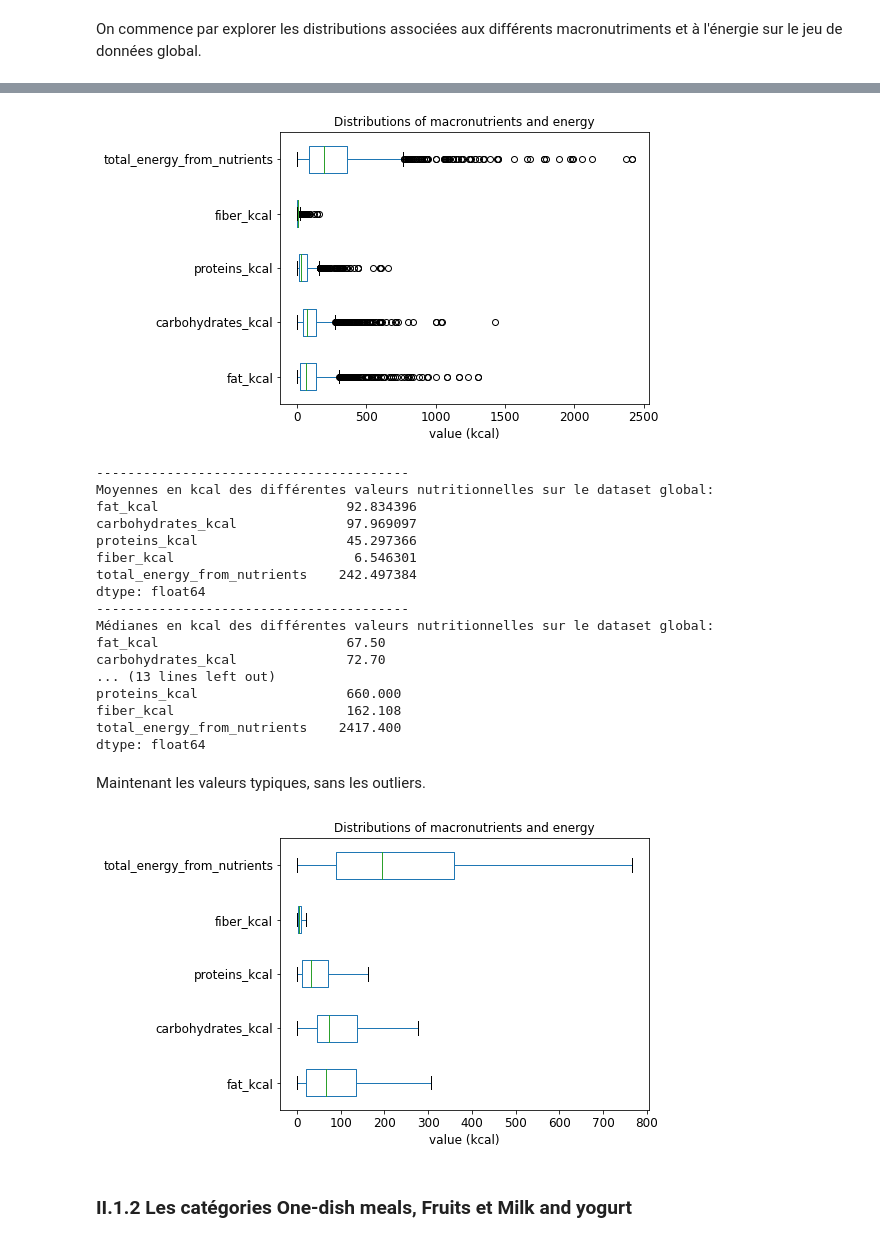
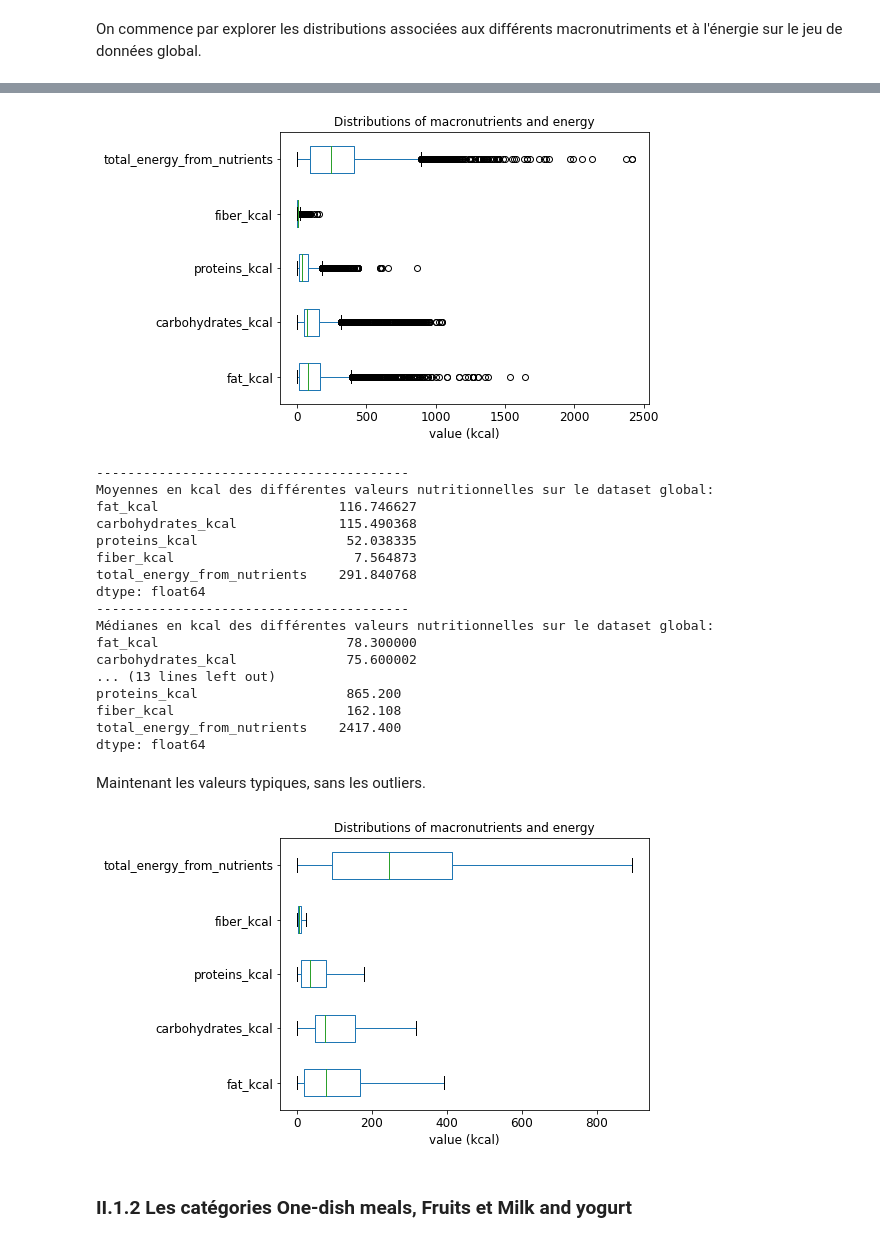
Before and after one commit to OlivierLegrand/P7, a Jupyter notebook: P3/PSanté_notebookpresentation.ipynb, the cells around one changed output, grey strips where cells are left out. Drawn from its saved outputs; the diff is of its cells as text; code cells hidden in the pictures.

```diff
--- a/P3/PSanté_notebookpresentation.ipynb
+++ b/P3/PSanté_notebookpresentation.ipynb
@@ -514,7 +441,7 @@ sns.scatterplot(x="energy-kcal_100g", y="total_energy_from_nutrients", data=df1_
 # %% [markdown]
 # II Analyse exploratoire
 # %%
-df1 = pd.read_csv("./df1_clean_nomissing.csv", )
+df1 = pd.read_csv("./df1_nomissing.csv")
 # %% [markdown]
 ## II.1 Répartitions typiques de l'énergie et des macronutriments
 # %% [markdown]
@@ -544,5 +493,6 @@ On a clairement un outlier ici, d'énergie > 3500 kcal environ. On l'exclu du da
 # %%
-df1.drop(index=df1.total_energy_from_nutrients.idxmax(), inplace=True)
+outlier = df1.fat_kcal.idxmax()
+df1.drop(index=outlier, inplace=True)
 
 ax=df1[["fat_kcal",
    "carbohydrates_kcal",
@@ -560,48 +510,48 @@ ax.set_xlabel("value (kcal)", fontsize=12)
 plt.gcf().subplots_adjust(left=0.35, right=0.99)
 plt.savefig("./graphes/general_distrib.png")
 plt.show()
 
 print("-"*40)
 print("Moyennes en kcal des différentes valeurs nutritionnelles sur le dataset global:")
 print(df1[["fat_kcal",
    "carbohydrates_kcal",
    "proteins_kcal",
    "fiber_kcal",
    "total_energy_from_nutrients"]].mean())
 print("-"*40)
 print("Médianes en kcal des différentes valeurs nutritionnelles sur le dataset global:")
 print(df1[["fat_kcal",
    "carbohydrates_kcal",
    "proteins_kcal",
    "fiber_kcal",
    "total_energy_from_nutrients"]].median())
 print("Minima et maxima:")
 print(df1[["fat_kcal",
    "carbohydrates_kcal",
    "proteins_kcal",
    "fiber_kcal",
    "total_energy_from_nutrients"]].min())
 print(df1.drop(index=df1.fat_kcal.idxmax())[["fat_kcal",
    "carbohydrates_kcal",
    "proteins_kcal",
    "fiber_kcal",
    "total_energy_from_nutrients"]].max())
 # %% [output]
-[figure, old version]
+[figure, new version]
 ----------------------------------------
 Moyennes en kcal des différentes valeurs nutritionnelles sur le dataset global:
-fat_kcal                        92.834396
-carbohydrates_kcal              97.969097
-proteins_kcal                   45.297366
-fiber_kcal                       6.546301
-total_energy_from_nutrients    242.497384
+fat_kcal                       116.746627
+carbohydrates_kcal             115.490368
+proteins_kcal                   52.038335
+fiber_kcal                       7.564873
+total_energy_from_nutrients    291.840768
 dtype: float64
 ----------------------------------------
 Médianes en kcal des différentes valeurs nutritionnelles sur le dataset global:
-fat_kcal                        67.50
-carbohydrates_kcal              72.70
+fat_kcal                        78.300000
+carbohydrates_kcal              75.600002
 ... (13 lines left out)
-proteins_kcal                   660.000
+proteins_kcal                   865.200
 fiber_kcal                      162.108
 total_energy_from_nutrients    2417.400
 dtype: float64
@@ -625,7 +575,7 @@ plt.gcf().subplots_adjust(left=0.35, right=0.99)
 plt.savefig("./graphes/general_distrib.png")
 plt.show()
 # %% [output]
-[figure, old version]
+[figure, new version]
 # %% [markdown]
 ### II.1.2 Les catégories One-dish meals, Fruits et Milk and yogurt
 # %% [markdown]
```
Also changed, not shown: parts of 45 cells of this notebook.
